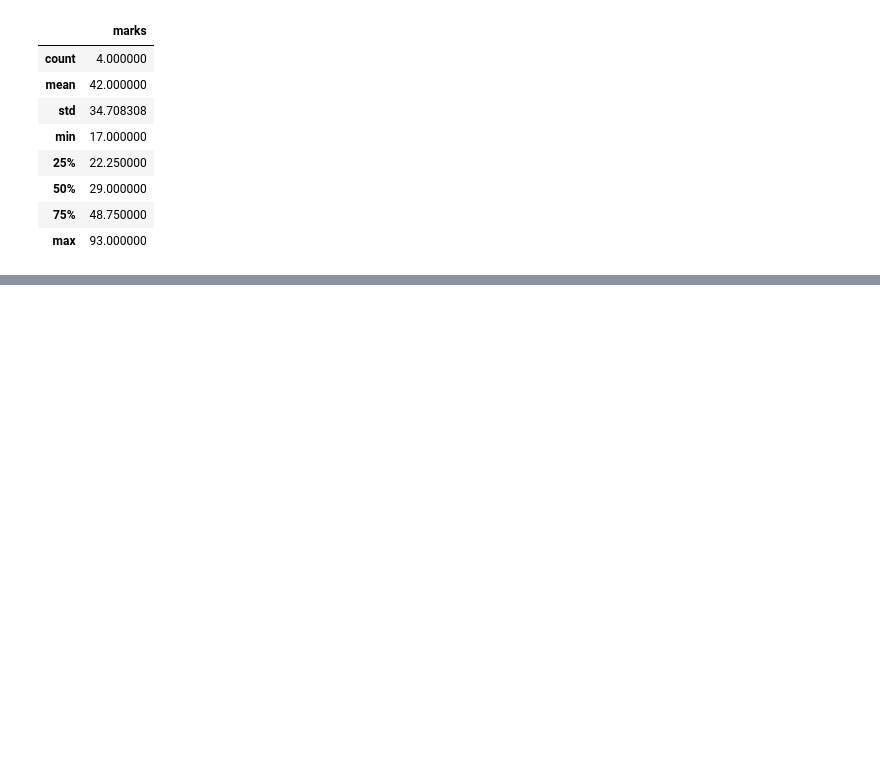
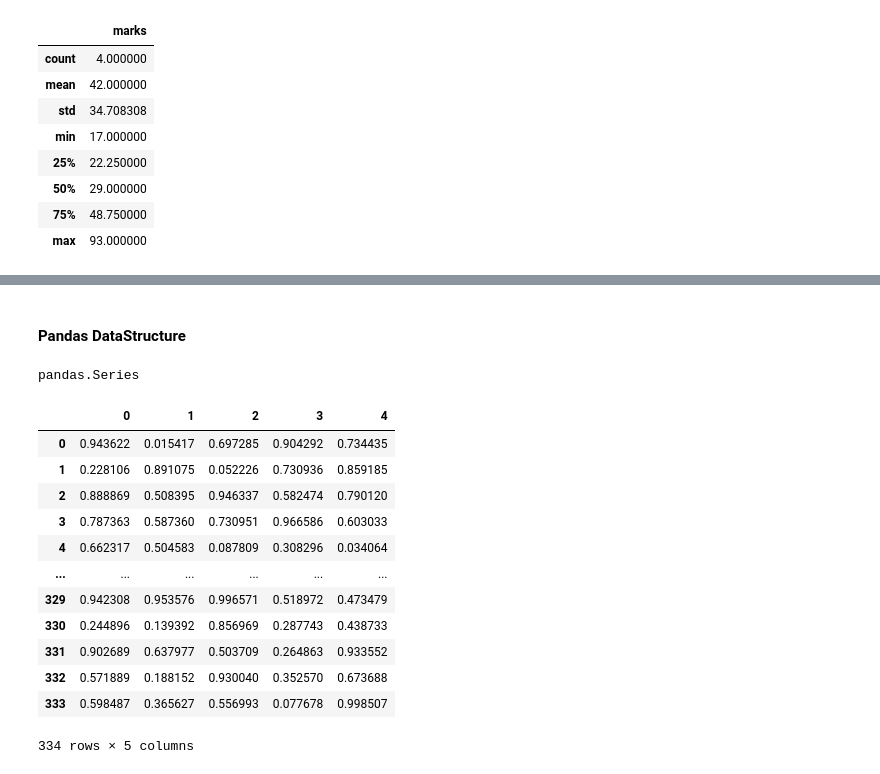
Before and after one commit to C4naryS0ck/Pandasss, a Jupyter notebook: phase2.ipynb, the cells around one changed output, grey strips where cells are left out. Saved outputs shown, nothing was run; the diff lists cells and outputs as text; code cells hidden in the pictures; blank space fills up the shorter version.

```diff
--- a/phase2.ipynb
+++ b/phase2.ipynb
@@ -55,0 +67,24 @@ df.describe()
+# %% [markdown]
+#### Pandas DataStructure
+# %%
+ser = pd.Series(np.random.rand(34))
+type(ser)
+# %% [output]
+pandas.Series
+# %%
+newdf = pd.DataFrame(np.random.rand(334,5), index = np.arange(334))
+newdf
+# %% [output]
+|  | 0 | 1 | 2 | 3 | 4 |
+| 0 | 0.943622 | 0.015417 | 0.697285 | 0.904292 | 0.734435 |
+| 1 | 0.228106 | 0.891075 | 0.052226 | 0.730936 | 0.859185 |
+| 2 | 0.888869 | 0.508395 | 0.946337 | 0.582474 | 0.790120 |
+| 3 | 0.787363 | 0.587360 | 0.730951 | 0.966586 | 0.603033 |
+| 4 | 0.662317 | 0.504583 | 0.087809 | 0.308296 | 0.034064 |
+| ... | ... | ... | ... | ... | ... |
+| 329 | 0.942308 | 0.953576 | 0.996571 | 0.518972 | 0.473479 |
+| 330 | 0.244896 | 0.139392 | 0.856969 | 0.287743 | 0.438733 |
+| 331 | 0.902689 | 0.637977 | 0.503709 | 0.264863 | 0.933552 |
+| 332 | 0.571889 | 0.188152 | 0.930040 | 0.352570 | 0.673688 |
+| 333 | 0.598487 | 0.365627 | 0.556993 | 0.077678 | 0.998507 |
+334 rows × 5 columns
```
Also changed, not shown: parts of 59 cells of this notebook.
